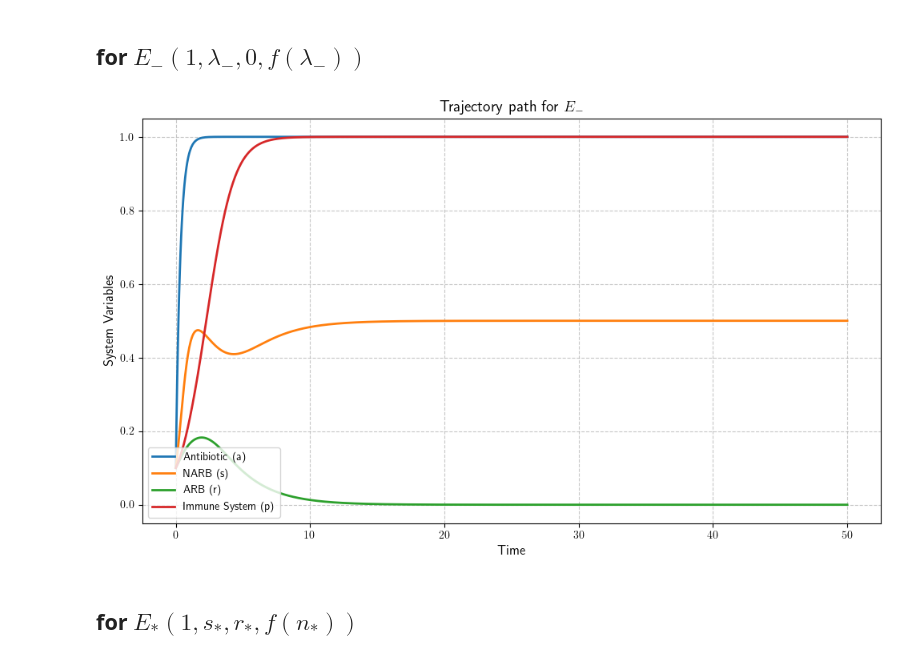
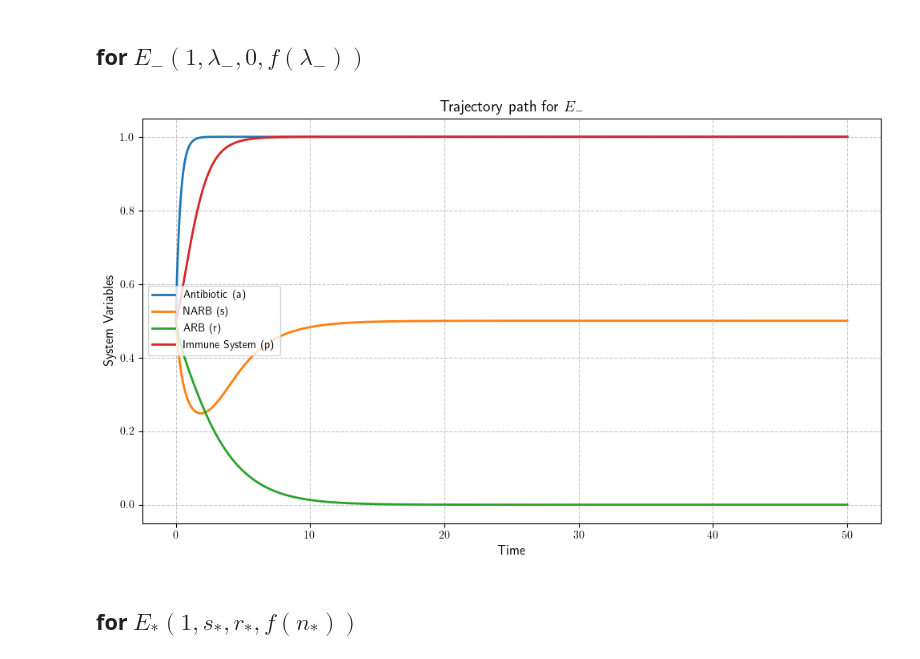
Before and after one commit to 3oop/bacterial-dynamics-project, a Jupyter notebook: Code/gut.ipynb, the cells around one changed output. Cells and saved outputs as stored; diff of their text form; code cells hidden in the pictures.

```diff
--- a/Code/gut.ipynb
+++ b/Code/gut.ipynb
@@ -123,15 +123,15 @@ plot_solutions(sol, t, "E_+", save=True)
 # %%
 parset = (1, 0.1, 1, 4, 1, 3)
 
-y0 = np.repeat(0.1, 4)
+y0 = np.repeat(0.5, 4)
 
 t = np.linspace(0, 50, 1000)
 
 sol = odeint(evaluate_dyn, y0 , t, args=parset)
 
 plot_solutions(sol, t, "E_-", save=True)
 # %% [output]
-[figure, old version]
+[figure, new version]
 # %% [markdown]
 ## for $E_*\left(1,s_*,r_*,f(n_*)\right)$
 # %%
```
Also changed, not shown: 1 other file.
